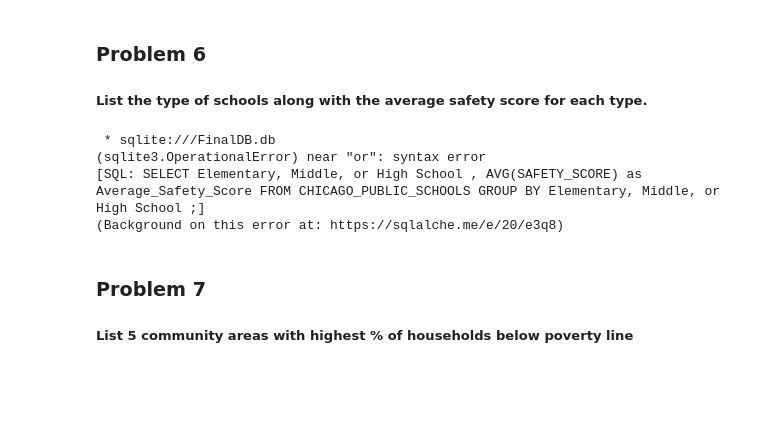
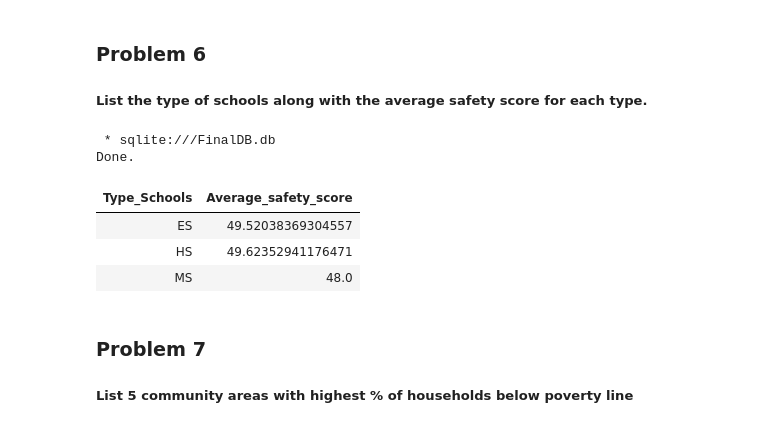
Before and after one commit to espgedu/chicago-analytics, a Jupyter notebook: mod5-final-project-v2.ipynb, the cells around one changed output. Saved outputs shown, nothing was run; the diff lists cells and outputs as text; code cells hidden in the pictures; blank space fills up the shorter version.

```diff
--- a/mod5-final-project-v2.ipynb
+++ b/mod5-final-project-v2.ipynb
@@ -256,15 +256,22 @@ Done.
 
 ##### List the type of schools along with the average safety score for each type.
 # %%
+#%sql PRAGMA table_info(CHICAGO_PUBLIC_SCHOOLS);
 
-%sql SELECT "Elementary, Middle, or High School", AVG(SAFETY_SCORE) as Average_Safety_Score \
-FROM CHICAGO_PUBLIC_SCHOOLS \
-GROUP BY "Elementary, Middle, or High School";
+
+%sql WITH School_Types AS (SELECT SUBSTR(Elementary_Middle_High_School, 1, 2) AS Type_Schools, SAFETY_SCORE FROM CHICAGO_PUBLIC_SCHOOLS\
+WHERE SAFETY_SCORE IS NOT NULL AND SUBSTR(Elementary_Middle_High_School, 1, 2) IN ('ES', 'MS', 'HS'))\
+SELECT Type_Schools, AVG(SAFETY_SCORE) AS Average_safety_score \
+FROM School_Types \
+GROUP BY Type_Schools \
+ORDER BY Type_Schools;
 # %% [output]
  * sqlite:///FinalDB.db
-(sqlite3.OperationalError) near "or": syntax error
-[SQL: SELECT Elementary, Middle, or High School , AVG(SAFETY_SCORE) as Average_Safety_Score FROM CHICAGO_PUBLIC_SCHOOLS GROUP BY Elementary, Middle, or High School ;]
-(Background on this error at: https://sqlalche.me/e/20/e3q8)
+Done.
+| Type_Schools | Average_safety_score |
+| ES | 49.52038369304557 |
+| HS | 49.62352941176471 |
+| MS | 48.0 |
 # %% [markdown]
 ### Problem 7
 
```
Also changed, not shown: parts of 9 cells of this notebook.
